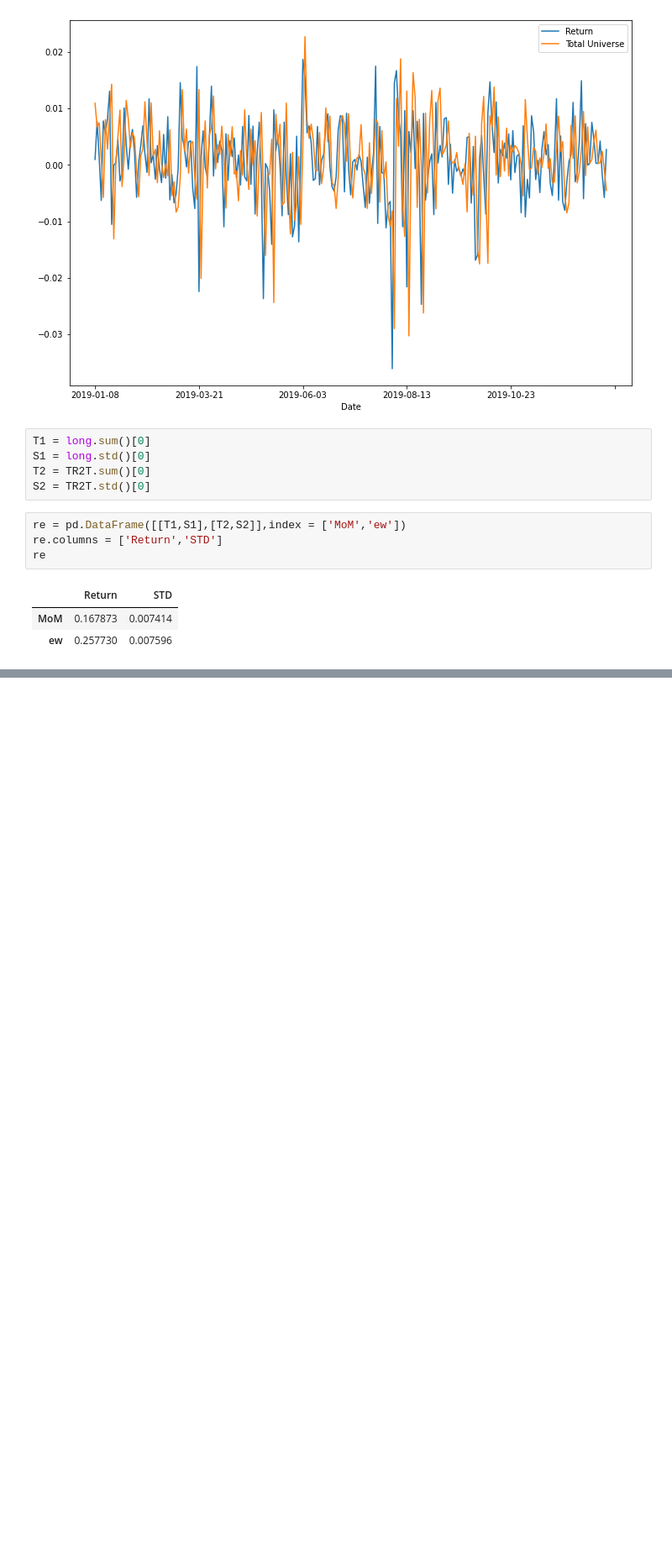
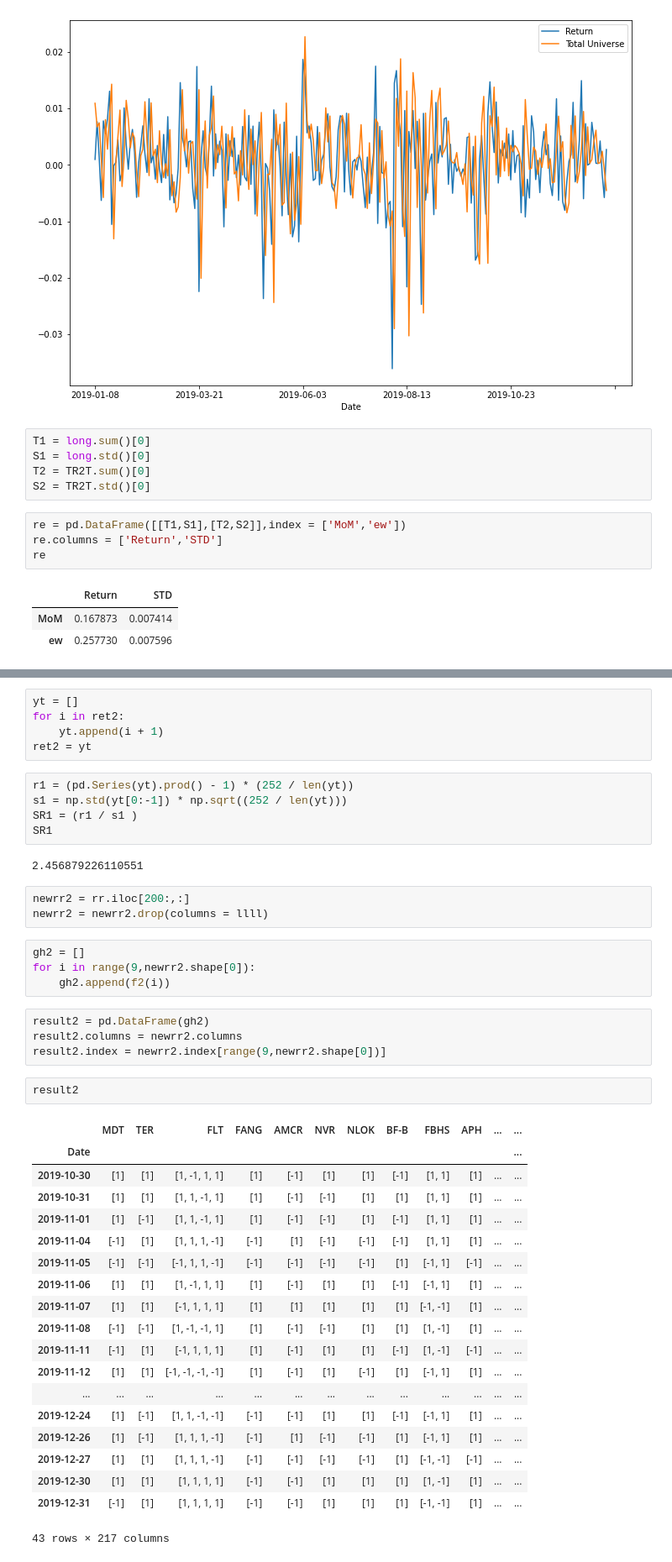
Before and after one commit to smilefengxiaoyan/Momentum-Strategy, a Jupyter notebook: MS.ipynb, the cells around one changed output, grey strips where cells are left out. Shown at 84% size. Cells and saved outputs as stored; diff of their text form; blank space fills up the shorter version.

```diff
--- a/MS.ipynb
+++ b/MS.ipynb
@@ -338,0 +530,45 @@ re
+# %%
+yt = []
+for i in ret2:
+    yt.append(i + 1)
+ret2 = yt
+# %%
+r1 = (pd.Series(yt).prod() - 1) * (252 / len(yt))
+s1 = np.std(yt[0:-1]) * np.sqrt((252 / len(yt)))
+SR1 = (r1 / s1 )
+SR1
+# %% [output]
+2.456879226110551
+# %%
+newrr2 = rr.iloc[200:,:]
+newrr2 = newrr2.drop(columns = llll)
+# %%
+gh2 = []
+for i in range(9,newrr2.shape[0]):
+    gh2.append(f2(i))
+# %%
+result2 = pd.DataFrame(gh2)
+result2.columns = newrr2.columns
+result2.index = newrr2.index[range(9,newrr2.shape[0])]
+# %%
+result2
+# %% [output]
+|  | MDT | TER | FLT | FANG | AMCR | NVR | NLOK | BF-B | FBHS | APH | ... | ... |
+| Date |  |  |  |  |  |  |  |  |  |  |  | ... |
+| 2019-10-30 | [1] | [1] | [1, -1, 1, 1] | [1] | [-1] | [1] | [1] | [-1] | [1, 1] | [1] | ... | ... |
+| 2019-10-31 | [1] | [1] | [1, 1, -1, 1] | [1] | [-1] | [-1] | [1] | [1] | [1, 1] | [1] | ... | ... |
+| 2019-11-01 | [1] | [-1] | [1, 1, -1, 1] | [1] | [-1] | [-1] | [1] | [-1] | [1, 1] | [1] | ... | ... |
+| 2019-11-04 | [-1] | [1] | [1, 1, 1, -1] | [-1] | [1] | [-1] | [-1] | [-1] | [1, 1] | [1] | ... | ... |
+| 2019-11-05 | [-1] | [-1] | [-1, 1, 1, -1] | [-1] | [-1] | [-1] | [-1] | [1] | [-1, 1] | [-1] | ... | ... |
+| 2019-11-06 | [1] | [1] | [1, -1, 1, 1] | [1] | [-1] | [1] | [1] | [-1] | [-1, 1] | [1] | ... | ... |
+| 2019-11-07 | [1] | [1] | [-1, 1, 1, 1] | [1] | [1] | [1] | [1] | [1] | [-1, -1] | [1] | ... | ... |
+| 2019-11-08 | [-1] | [-1] | [1, -1, -1, 1] | [1] | [-1] | [-1] | [1] | [1] | [1, -1] | [1] | ... | ... |
+| 2019-11-11 | [-1] | [1] | [-1, 1, 1, 1] | [1] | [-1] | [1] | [1] | [-1] | [1, -1] | [-1] | ... | ... |
+| 2019-11-12 | [1] | [1] | [-1, -1, -1, -1] | [1] | [-1] | [1] | [-1] | [1] | [-1, 1] | [1] | ... | ... |
+| ... | ... | ... | ... | ... | ... | ... | ... | ... | ... | ... | ... | ... |
+| 2019-12-24 | [1] | [-1] | [1, 1, -1, -1] | [-1] | [-1] | [1] | [1] | [-1] | [-1, 1] | [1] | ... | ... |
+| 2019-12-26 | [1] | [-1] | [1, 1, 1, -1] | [-1] | [1] | [-1] | [-1] | [1] | [-1, 1] | [1] | ... | ... |
+| 2019-12-27 | [1] | [1] | [1, 1, 1, -1] | [-1] | [-1] | [-1] | [-1] | [1] | [-1, -1] | [-1] | ... | ... |
+| 2019-12-30 | [1] | [1] | [1, 1, 1, 1] | [-1] | [-1] | [1] | [1] | [1] | [1, -1] | [1] | ... | ... |
+| 2019-12-31 | [-1] | [1] | [1, 1, 1, 1] | [-1] | [-1] | [1] | [1] | [1] | [-1, -1] | [1] | ... | ... |
+43 rows × 217 columns
```
Also changed, not shown: parts of 39 cells of this notebook.
